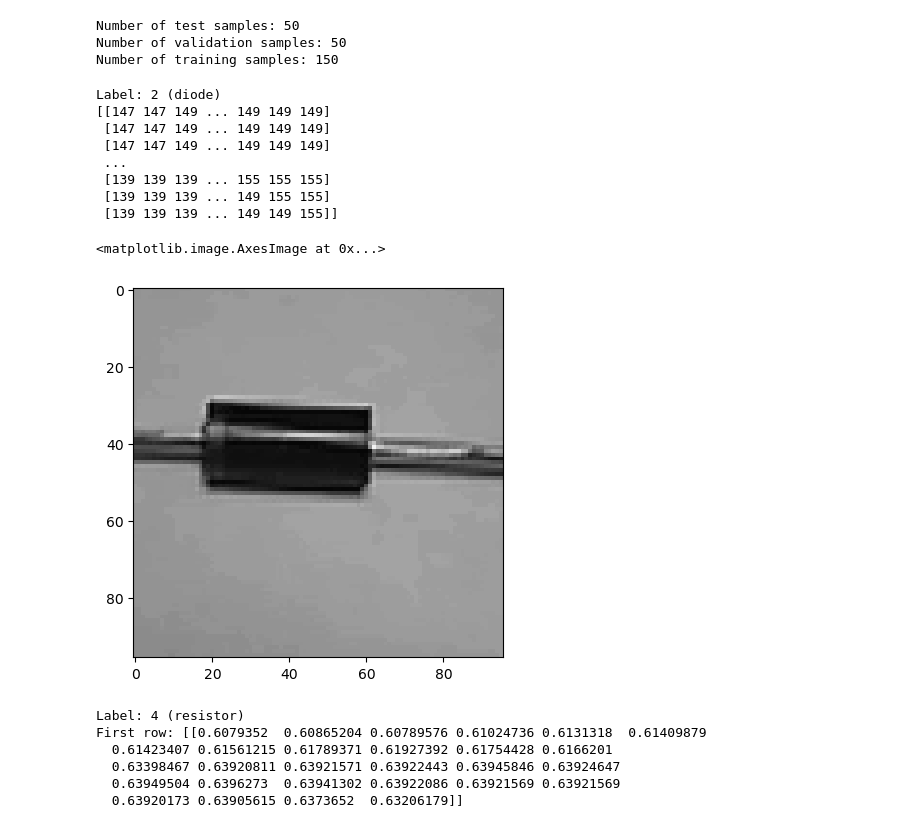
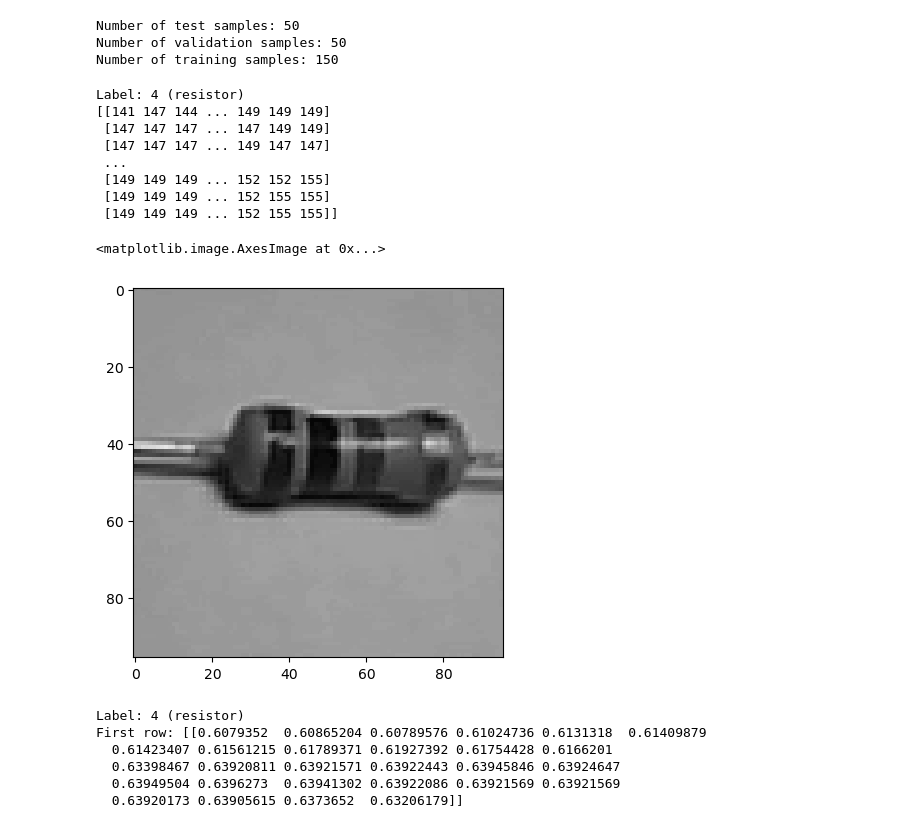
Before and after one commit to crdsteixeira/DNN-image-classifier, a Jupyter notebook: DNN image classifier.ipynb, the cells around one changed output. Drawn from its saved outputs; the diff is of its cells as text; code cells hidden in the pictures.

```diff
--- a/DNN image classifier.ipynb
+++ b/DNN image classifier.ipynb
@@ -141,26 +141,26 @@ Number of training samples: 150
 # %%
 ### View one of the training samples
 
 # Chose which sample you want to view
-idx = 0
+idx = 3
 
 # Print out label (numbe and string) and part of the array
 print("Label: " + str(y_train[idx]) + " (" + labels[y_train[idx]] + ")")
 print(X_train[idx])
 
 # Display image from array
 plt.imshow(X_train[idx], cmap='gray', vmin=0, vmax=255)
 # %% [output]
-Label: 2 (diode)
-[[147 147 149 ... 149 149 149]
- [147 147 149 ... 149 149 149]
- [147 147 149 ... 149 149 149]
+Label: 4 (resistor)
+[[141 147 144 ... 149 149 149]
+ [147 147 147 ... 147 149 149]
+ [147 147 147 ... 149 147 147]
  ...
- [139 139 139 ... 155 155 155]
- [139 139 139 ... 149 155 155]
- [139 139 139 ... 149 149 155]]
+ [149 149 149 ... 152 152 155]
+ [149 149 149 ... 152 155 155]
+ [149 149 149 ... 152 155 155]]
 <matplotlib.image.AxesImage at 0x...>
-[figure, old version]
+[figure, new version]
 # %%
 ### Function to resize list of images
 def resize_images(images, width, height, anti_aliasing=True):
```
Also changed, not shown: parts of 10 cells of this notebook.
